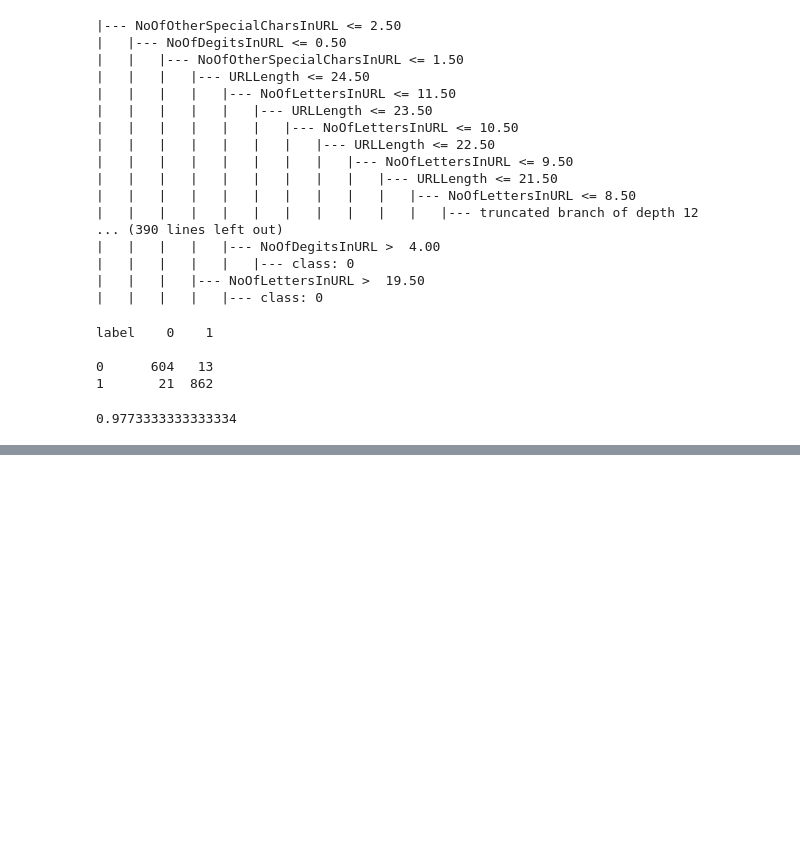
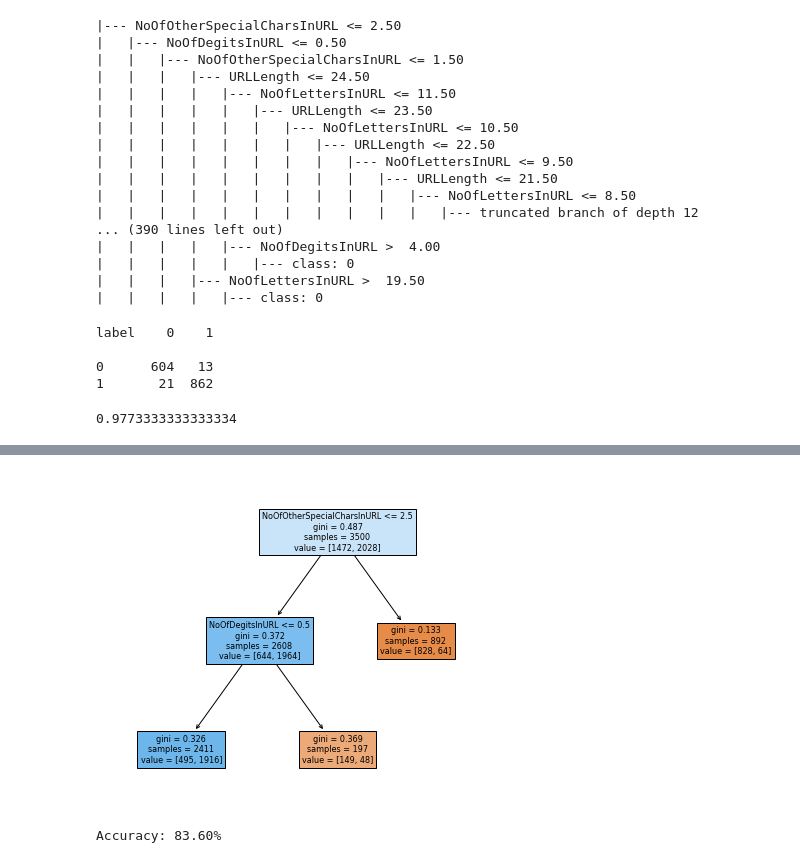
Before and after one commit to davidabney9-dev/PhishingURLProject, a Jupyter notebook: PhishingURLFinalProject.ipynb, the cells around one changed output, grey strips where cells are left out. Cells and saved outputs as stored; diff of their text form; code cells hidden in the pictures; blank space fills up the shorter version.

```diff
--- a/PhishingURLFinalProject.ipynb
+++ b/PhishingURLFinalProject.ipynb
@@ -104,0 +129,17 @@ label    0    1
+# %%
+# prune tree using optimal size
+prune_phishing = DecisionTreeClassifier(max_leaf_nodes=3, random_state=7)
+prune_phishing.fit(X_train, y_train)
+
+# plot pruned tree
+plt.figure(figsize=(7,6))
+plt.title('Pruned Tree')
+plot_tree(prune_phishing, feature_names=X_train.columns, filled=True);
+# %% [output]
+[figure, added]
+# %%
+# Calculate the accuracy of the decision tree on the test data
+accuracy = prune_phishing.score(X_test, y_test)
+print("Accuracy: {:.2f}%".format(accuracy*100))
+# %% [output]
+Accuracy: 83.60%
```
Also changed, not shown: parts of 1 cell of this notebook.
